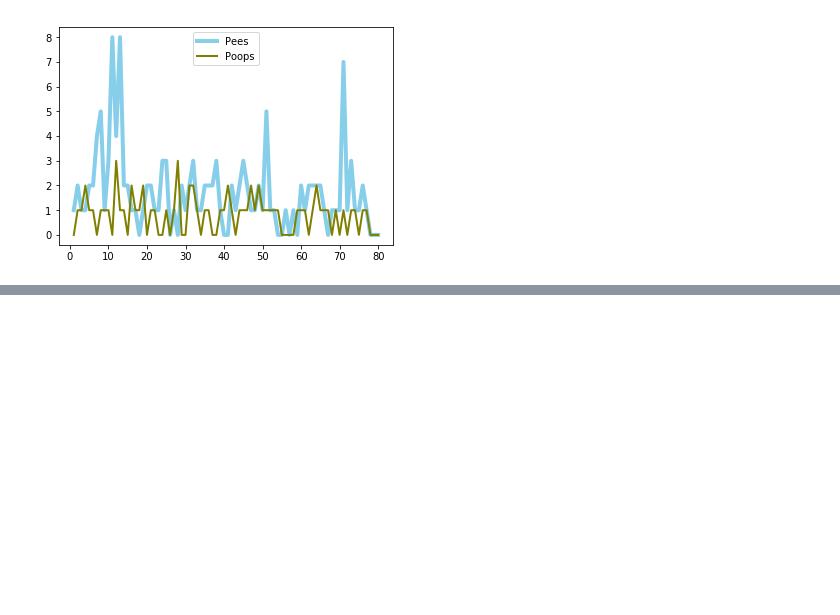
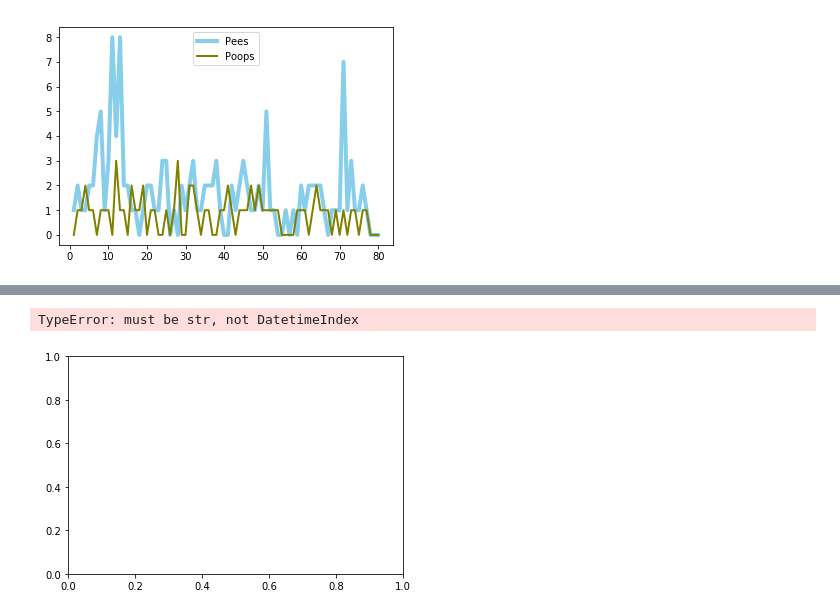
Before and after one commit to Daylen-Mackey/dog-house-training, a Jupyter notebook: House Training Notebook.ipynb, the cells around one changed output, grey strips where cells are left out. Saved outputs shown, nothing was run; the diff lists cells and outputs as text; code cells hidden in the pictures; blank space fills up the shorter version.

```diff
--- a/House Training Notebook.ipynb
+++ b/House Training Notebook.ipynb
@@ -173,0 +252,13 @@ plt.legend()
+# %%
+data = dayList
+
+mpl_fig = plt.figure()
+ax = mpl_fig.add_subplot(111)
+
+ax.boxplot(data)
+
+plotly_fig = tls.mpl_to_plotly( mpl_fig )
+py.iplot(plotly_fig, filename='mpl-multiple-boxplot')
+# %% [output]
+TypeError: must be str, not DatetimeIndex
+[figure, added]
```
Also changed, not shown: parts of 7 cells of this notebook.
